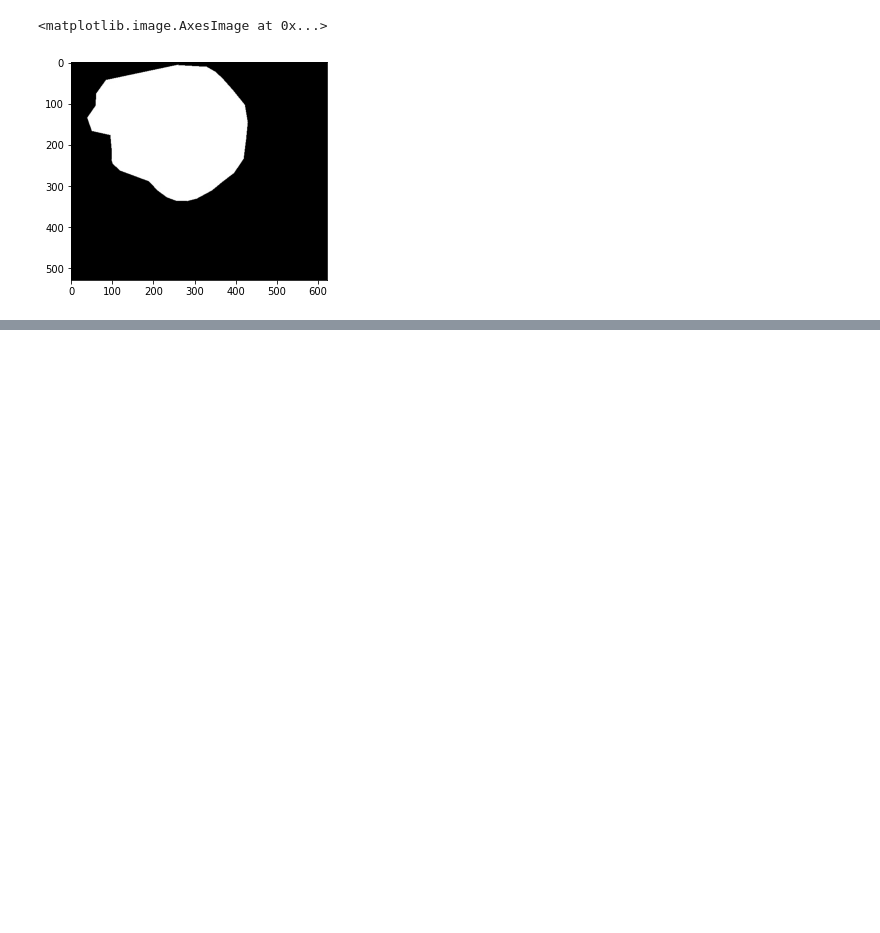
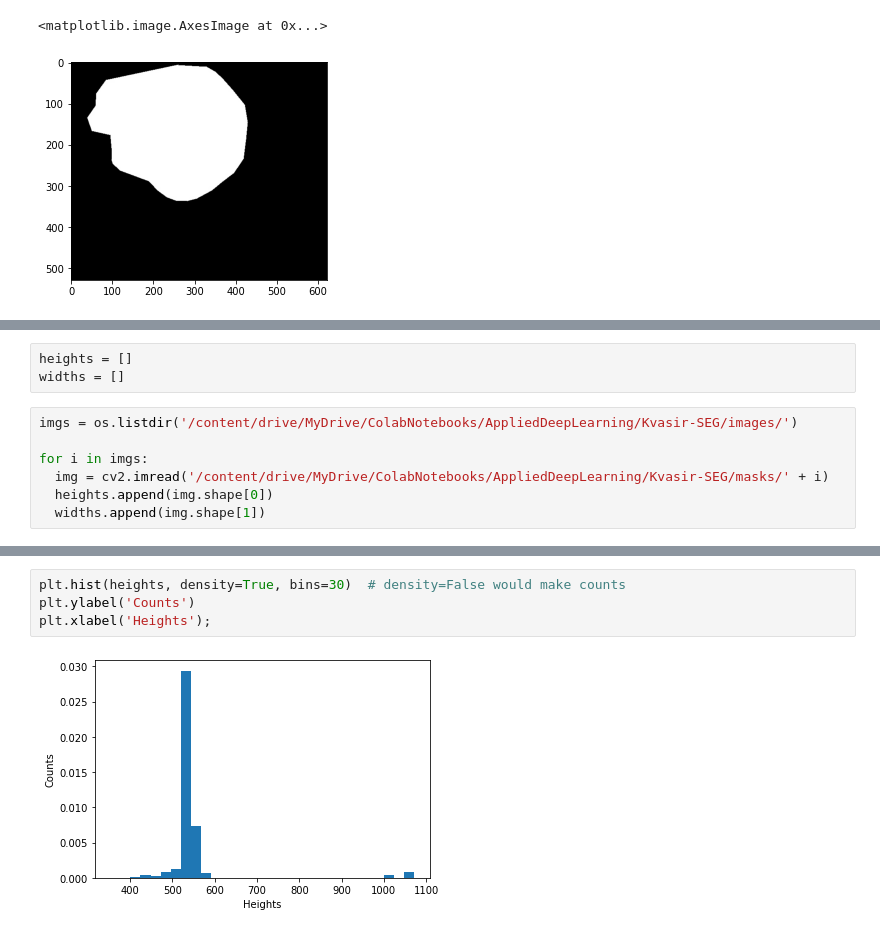
Before and after one commit to ronnief1/Polyp-Segmentation, a Jupyter notebook: image_mask_demo.ipynb, the cells around one changed output, grey strips where cells are left out. Cells and saved outputs as stored; diff of their text form; blank space fills up the shorter version.

```diff
--- a/image_mask_demo.ipynb
+++ b/image_mask_demo.ipynb
@@ -30,0 +43,10 @@ plt.imshow(img, cmap='gray')
+# %%
+heights = []
+widths = []
+# %%
+imgs = os.listdir('/content/drive/MyDrive/ColabNotebooks/AppliedDeepLearning/Kvasir-SEG/images/')
+
+for i in imgs:
+  img = cv2.imread('/content/drive/MyDrive/ColabNotebooks/AppliedDeepLearning/Kvasir-SEG/masks/' + i)
+  heights.append(img.shape[0])
+  widths.append(img.shape[1])
@@ -30,0 +61,6 @@ plt.imshow(img, cmap='gray')
+# %%
+plt.hist(heights, density=True, bins=30)  # density=False would make counts
+plt.ylabel('Counts')
+plt.xlabel('Heights');
+# %% [output]
+[figure, added]
```
Also changed, not shown: parts of 5 cells of this notebook.
